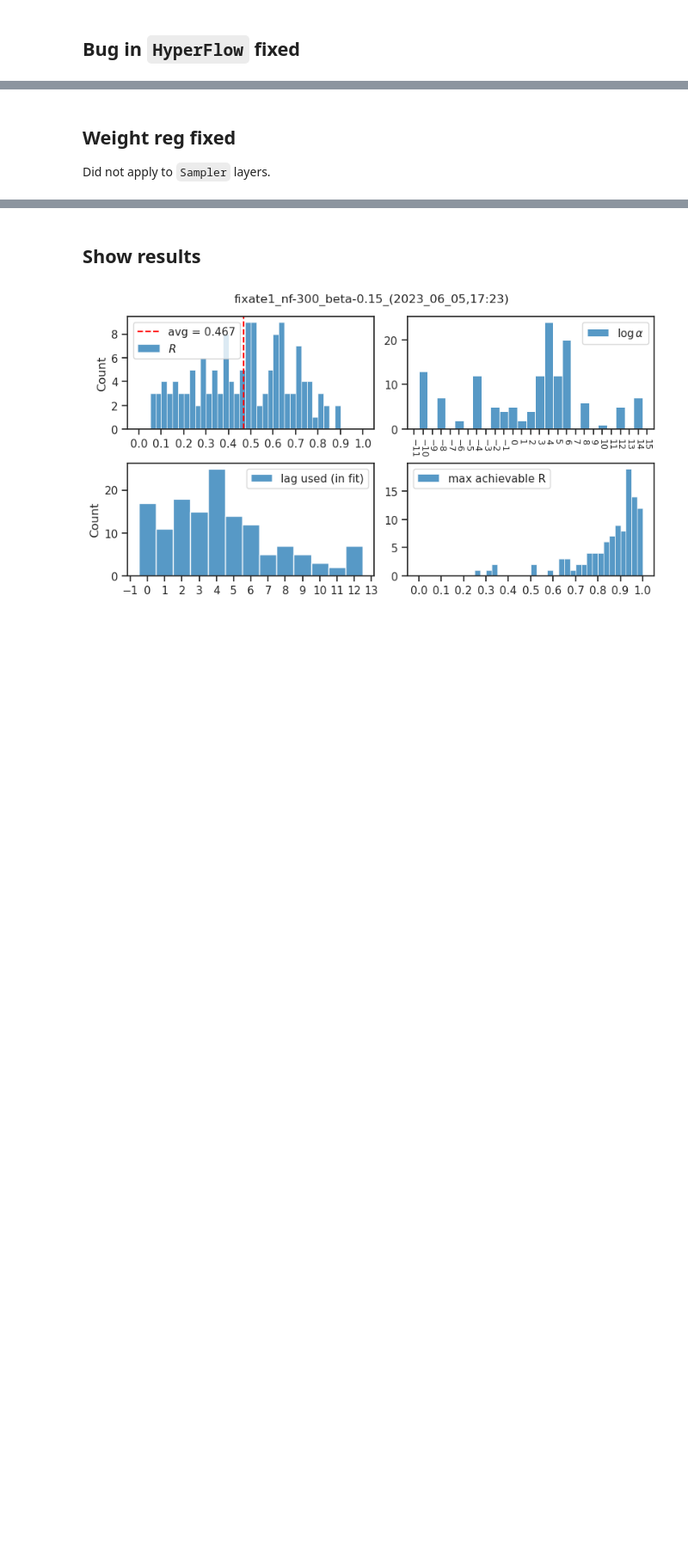
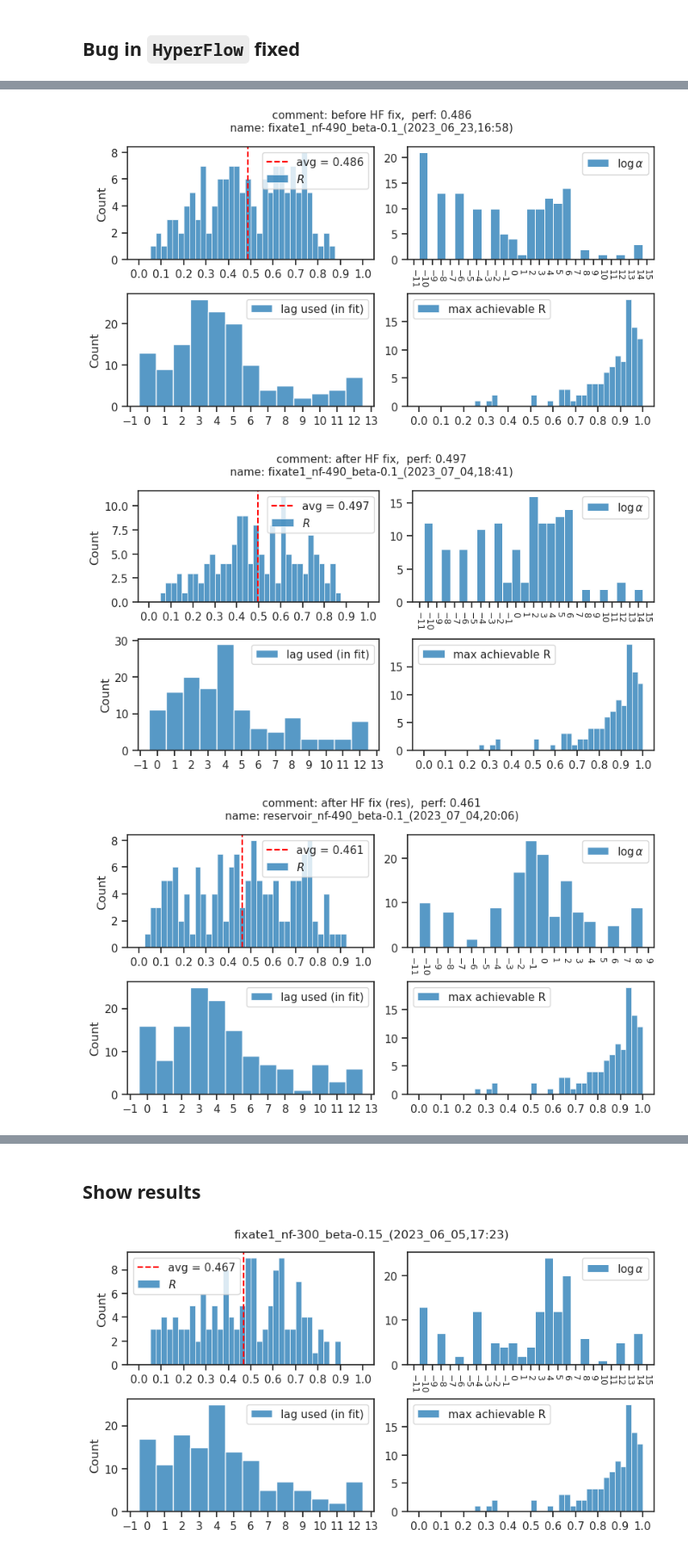
Before and after one commit to hadivafaii/jb-MTMST, a Jupyter notebook: _sources/nb/2023-06/01_new-fits-GABAN.ipynb, the cells around one changed output, grey strips where cells are left out. Shown: that part at 86% size. Drawn from its saved outputs; the diff is of its cells as text; code cells hidden in the pictures; blank space fills up the shorter version.

````diff
--- a/_sources/nb/2023-06/01_new-fits-GABAN.ipynb
+++ b/_sources/nb/2023-06/01_new-fits-GABAN.ipynb
@@ -39,8 +67,2 @@ save_script_neural(fits, 'cuda')
 # %% [markdown]
 ## Bug in ```HyperFlow``` fixed
-# %%
-fit_name = 'fixate1_nf-490_beta-0.1_(2023_07_04,18:41)'
-df, df_all, ro_all, args, tr = summarize_neural_fits(fit_name)
-
-_ = show_neural_results(df)
-len(df)
@@ -90,13 +69,16 @@ df.iloc[inds]
-# %% [markdown]
-## Weight reg fixed
-Did not apply to ```Sampler``` layers.
 # %%
 fits = {
     'before HF fix': 'fixate1_nf-490_beta-0.1_(2023_06_23,16:58)',
     'after HF fix': 'fixate1_nf-490_beta-0.1_(2023_07_04,18:41)',
+    'after HF fix (res)': 'reservoir_nf-490_beta-0.1_(2023_07_04,20:06)',
+    'after HF fix (enc)': 'fixate1_nf-8128_beta-0.1_(2023_07_04,21:44)',
 }
 for k, fit_name in fits.items():
     df, df_all, ro_all, args, tr = summarize_neural_fits(fit_name)
     fig, _ = show_neural_results(df, display=False)
     fig.suptitle(f"comment: {k},  perf: {df['perf'].mean():0.3f}\nname: {fit_name}", y=1.12, fontsize=11)
     display(fig)
+# %% [output]
+[figure, added]
+[figure, added]
+[figure, added]
````
Also changed, not shown: parts of 11 cells of this notebook, 18 other files.
